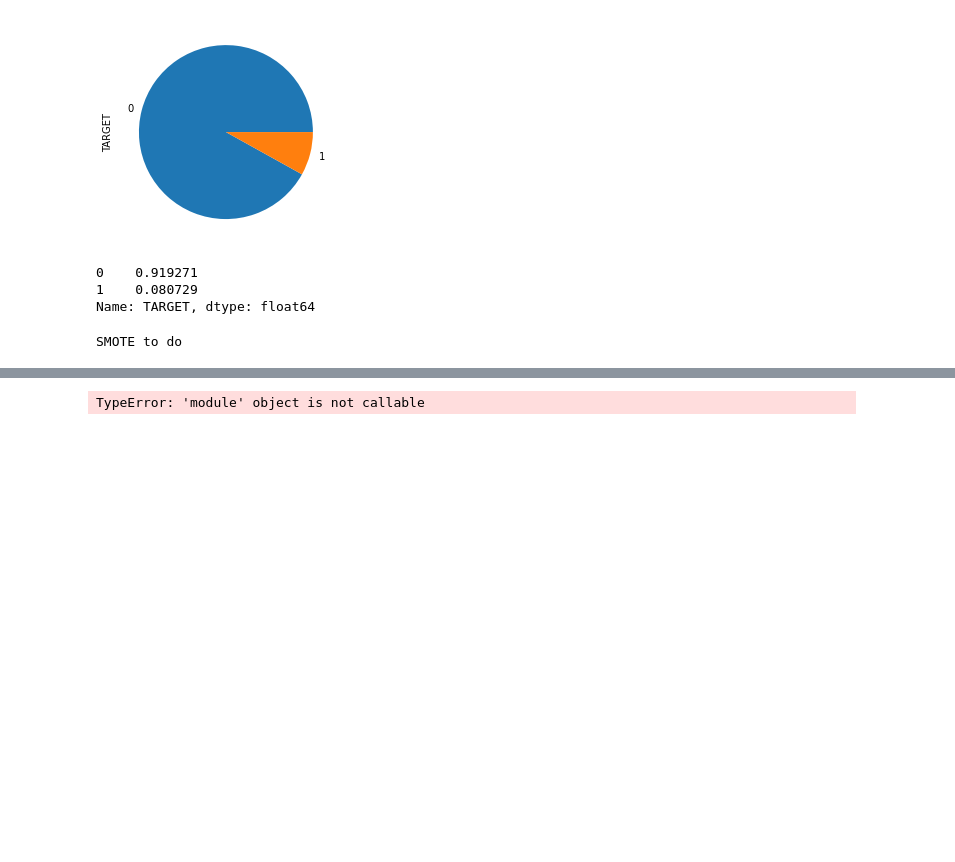
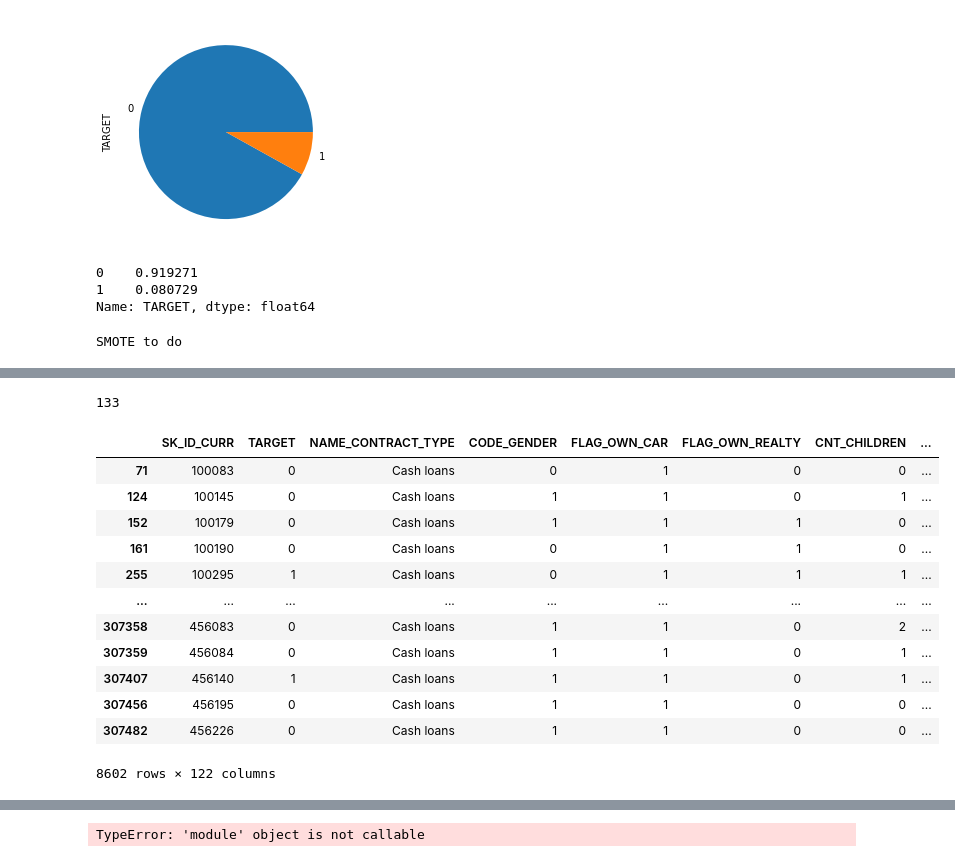
Before and after one commit to oumeima-elgharbi/P7_Data_Science_OpenClassrooms, a Jupyter notebook: P7_01_exploration.ipynb, the cells around one changed output, grey strips where cells are left out. Saved outputs shown, nothing was run; the diff lists cells and outputs as text; code cells hidden in the pictures; blank space fills up the shorter version.

```diff
--- a/P7_01_exploration.ipynb
+++ b/P7_01_exploration.ipynb
@@ -417,0 +362,20 @@ TypeError: predict() missing 1 required positional argument: 'X'
+# %%
+len(cat_cols)
+# %% [output]
+133
+# %%
+df.dropna()
+# %% [output]
+|  | SK_ID_CURR | TARGET | NAME_CONTRACT_TYPE | CODE_GENDER | FLAG_OWN_CAR | FLAG_OWN_REALTY | CNT_CHILDREN | ... |
+| 71 | 100083 | 0 | Cash loans | 0 | 1 | 0 | 0 | ... |
+| 124 | 100145 | 0 | Cash loans | 1 | 1 | 0 | 1 | ... |
+| 152 | 100179 | 0 | Cash loans | 1 | 1 | 1 | 0 | ... |
+| 161 | 100190 | 0 | Cash loans | 0 | 1 | 1 | 0 | ... |
+| 255 | 100295 | 1 | Cash loans | 0 | 1 | 1 | 1 | ... |
+| ... | ... | ... | ... | ... | ... | ... | ... | ... |
+| 307358 | 456083 | 0 | Cash loans | 1 | 1 | 0 | 2 | ... |
+| 307359 | 456084 | 0 | Cash loans | 1 | 1 | 0 | 1 | ... |
+| 307407 | 456140 | 1 | Cash loans | 1 | 1 | 0 | 1 | ... |
+| 307456 | 456195 | 0 | Cash loans | 1 | 1 | 0 | 0 | ... |
+| 307482 | 456226 | 0 | Cash loans | 1 | 1 | 0 | 0 | ... |
+8602 rows × 122 columns
```
Also changed, not shown: parts of 62 cells of this notebook, 3 other files.
